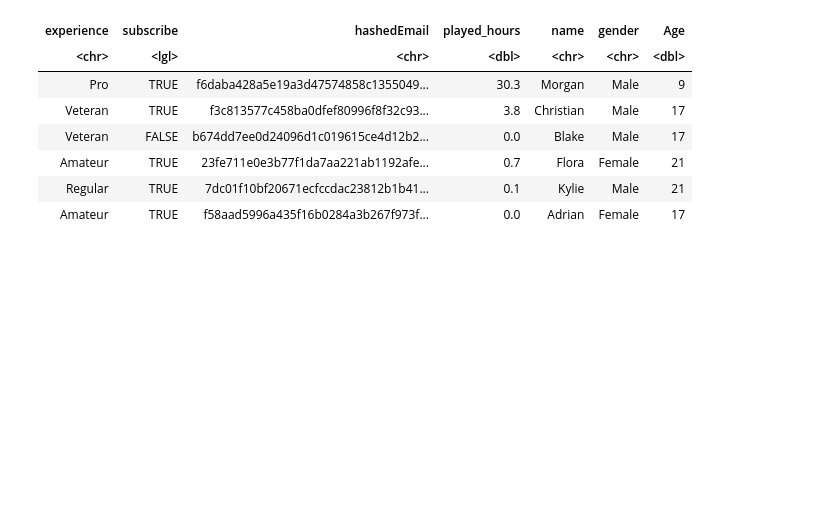
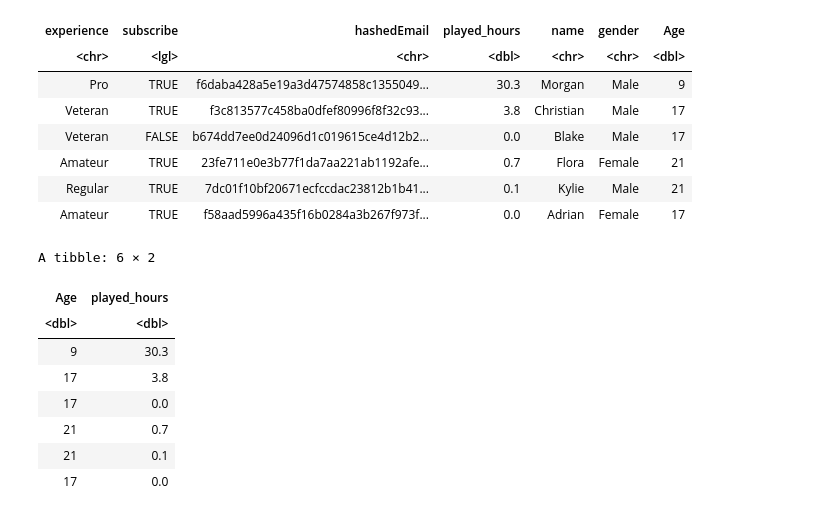
Before and after one commit to kllyprk/dsci100-finalproject, a Jupyter notebook: minecraft-project.ipynb, the cells around one changed output. Saved outputs shown, nothing was run; the diff lists cells and outputs as text; code cells hidden in the pictures; blank space fills up the shorter version.

```diff
--- a/minecraft-project.ipynb
+++ b/minecraft-project.ipynb
@@ -48,0 +47,14 @@ A tibble: 6 × 7
+# %%
+#first select columns of interest
+players_data <- select(players_data, Age, played_hours)
+head(players_data)
+# %% [output]
+A tibble: 6 × 2
+| Age | played_hours |
+| <dbl> | <dbl> |
+| 9 | 30.3 |
+| 17 | 3.8 |
+| 17 | 0.0 |
+| 21 | 0.7 |
+| 21 | 0.1 |
+| 17 | 0.0 |
```
Also changed, not shown: parts of 9 cells of this notebook.
